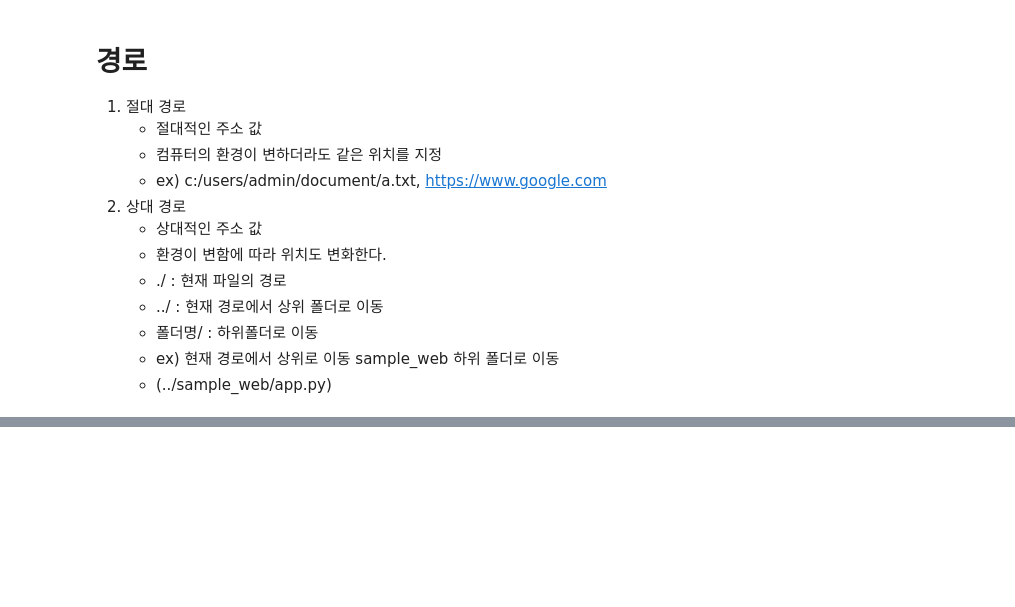
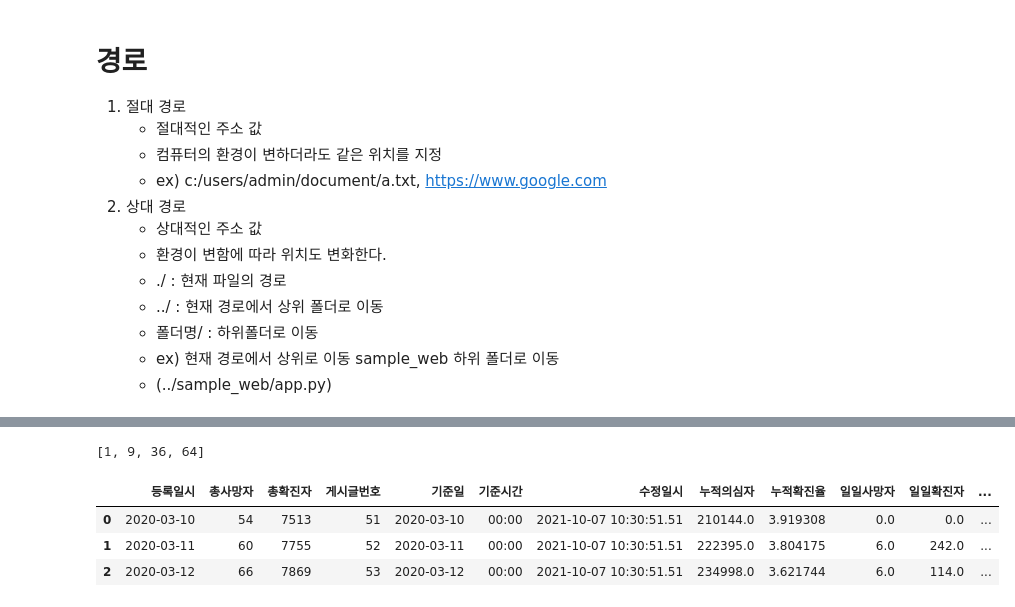
Before and after one commit to bsmoon-86/EG-python, a Jupyter notebook: pandas/corona.ipynb, the cells around one changed output, grey strips where cells are left out. Saved outputs shown, nothing was run; the diff lists cells and outputs as text; code cells hidden in the pictures; blank space fills up the shorter version.

```diff
--- a/pandas/corona.ipynb
+++ b/pandas/corona.ipynb
@@ -203,0 +190,16 @@ Name: 총사망자, Length: 819, dtype: float64
+# %%
+# 시간 데이터 -> 시계열 데이터
+# 시계열 데이터로 변환 시켜주는 함수
+# to_datetime({스리즈 형태의 데이터}, format = {데이터의 형태})
+# format 매개변수 : 인자값으로 사용하는 입력 데이터가 어떠한 형태로 구성이 되어있는가를 설명
+# pandas 내부에 있는 함수
+# %Y : 4자리의 년도수
+# %y : 2자리의 년도수
+# %m : 월
+# %d : 일
+# %H : 시
+# %M : 분
+# #S : 초
+
+# 등록일시 데이터를 시계열로 변환
+df['등록일시'] = pd.to_datetime(df['등록일시'])
@@ -203,0 +208,3 @@ Name: 총사망자, Length: 819, dtype: float64
+# %%
+# 기준일 데이터를 시계열로 변환
+df['기준일'] = pd.to_datetime(df['기준일'], format='%Y%m%d')
@@ -203,0 +279,13 @@ Name: 총사망자, Length: 819, dtype: float64
+# %%
+# lambda 함수
+# 함수를 선언함과 동시에 호출
+_list = [1, 3, 6, 8]
+
+list(
+    map(
+        lambda x : x ** 2,
+        _list
+    )
+)
+# %% [output]
+[1, 9, 36, 64]
@@ -203,0 +300,7 @@ Name: 총사망자, Length: 819, dtype: float64
+# %%
+df.head(3)
+# %% [output]
+|  | 등록일시 | 총사망자 | 총확진자 | 게시글번호 | 기준일 | 기준시간 | 수정일시 | 누적의심자 | 누적확진율 | 일일사망자 | 일일확진자 | ... |
+| 0 | 2020-03-10 | 54 | 7513 | 51 | 2020-03-10 | 00:00 | 2021-10-07 10:30:51.51 | 210144.0 | 3.919308 | 0.0 | 0.0 | ... |
+| 1 | 2020-03-11 | 60 | 7755 | 52 | 2020-03-11 | 00:00 | 2021-10-07 10:30:51.51 | 222395.0 | 3.804175 | 6.0 | 242.0 | ... |
+| 2 | 2020-03-12 | 66 | 7869 | 53 | 2020-03-12 | 00:00 | 2021-10-07 10:30:51.51 | 234998.0 | 3.621744 | 6.0 | 114.0 | ... |
```
Also changed, not shown: parts of 60 cells of this notebook, 3 other files.
